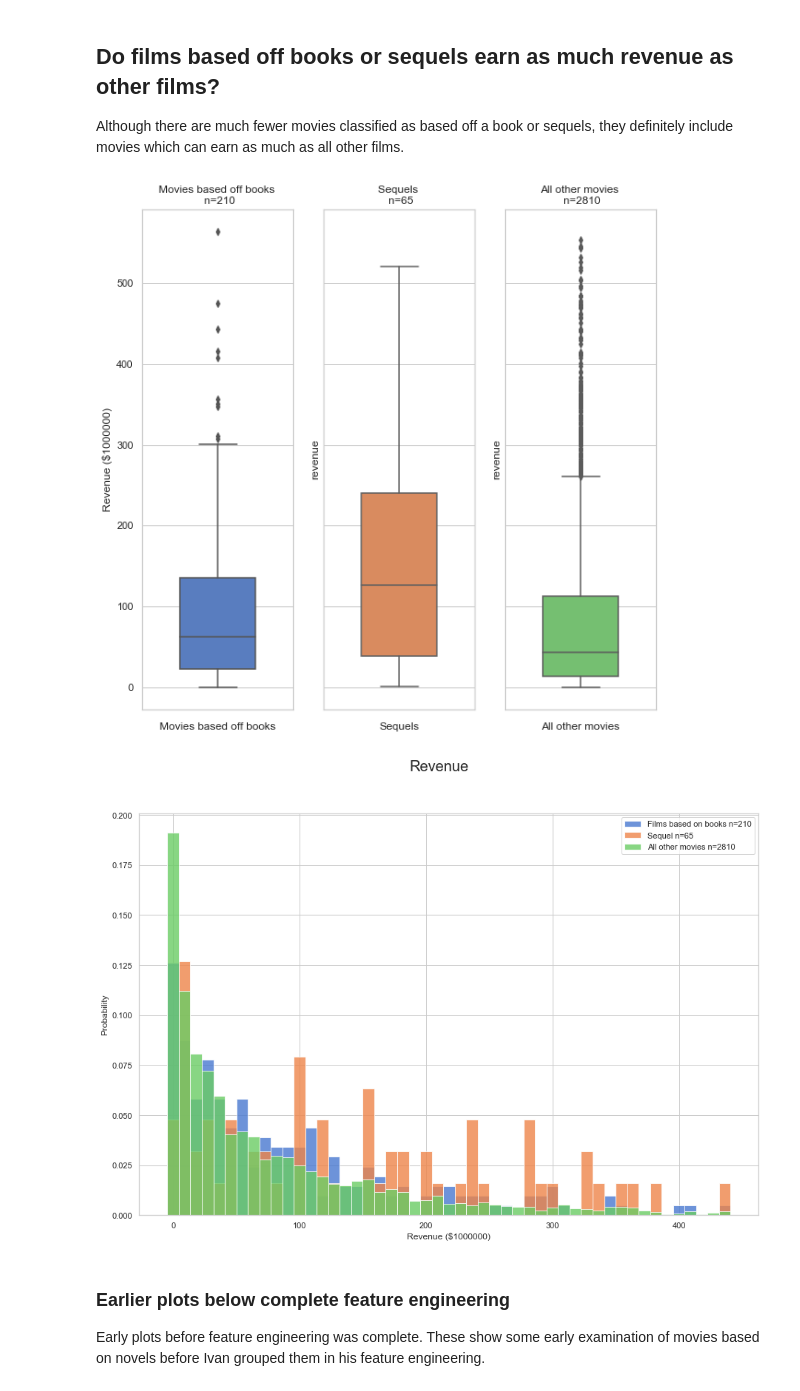
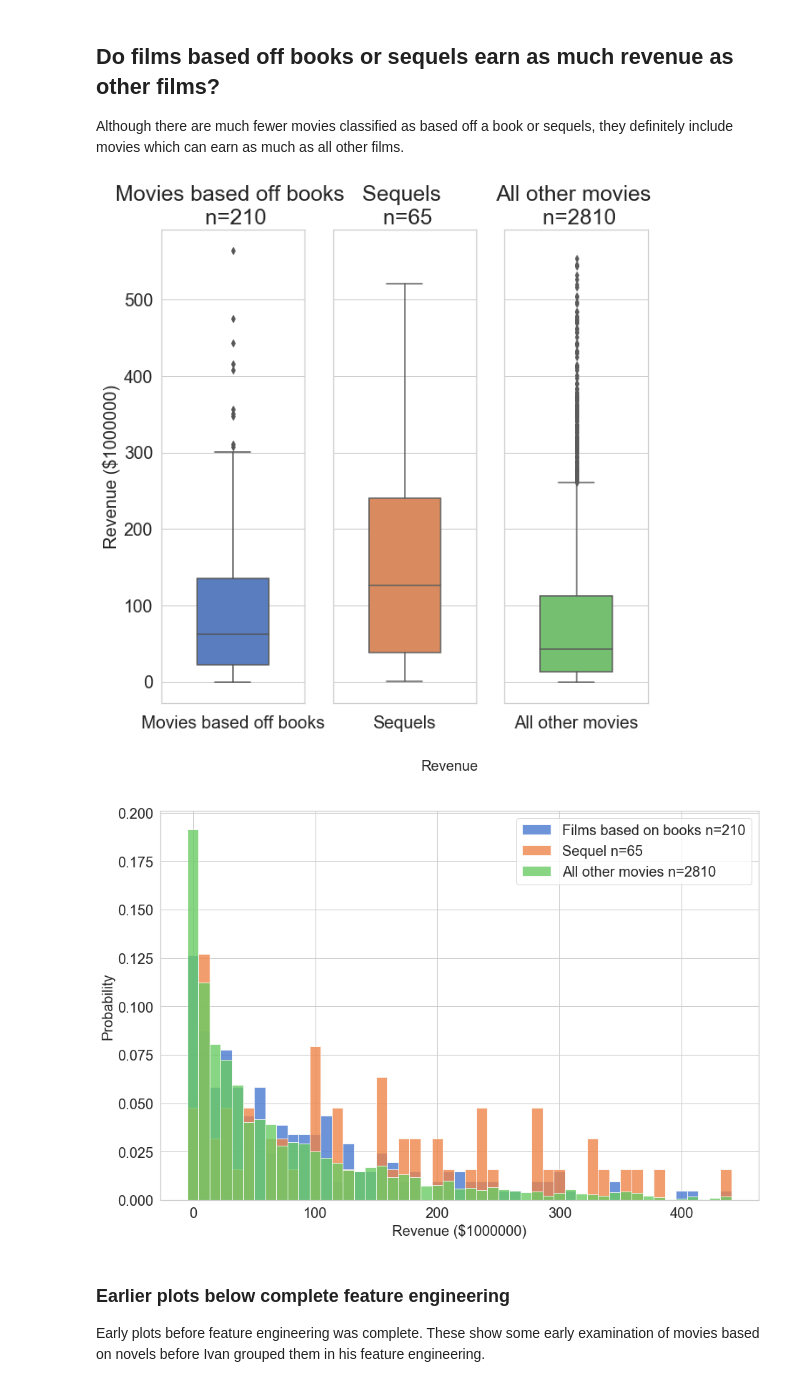
Before and after one commit to dluo96/datatonic-challenge, a Jupyter notebook: data-visualisation/Category_plots.ipynb, the cells around one changed output. Saved outputs shown, nothing was run; the diff lists cells and outputs as text; code cells hidden in the pictures.

```diff
--- a/data-visualisation/Category_plots.ipynb
+++ b/data-visualisation/Category_plots.ipynb
@@ -12,6 +12,8 @@ import pickle
 import json
 import os
 sns.set(style="whitegrid")
+
+pltfontsize = 20
 # %%
 pd.options.display.max_rows = 10
 # plot colours
@@ -81,50 +87,63 @@ sns.boxplot( y = revenue_scaled.loc[sequel_inds],
 sns.boxplot( y=revenue_scaled.loc[notbook_notsequel_inds],
                  width=0.5,
                  color=sns.color_palette()[2], ax=axes[2])
-axes[0].set_ylabel('Revenue ($%d)' % (scalefactor))
+axes[0].set_ylabel('Revenue ($%d)' % (scalefactor), fontsize=pltfontsize)
+axes[1].set_ylabel('', fontsize=pltfontsize)
+axes[2].set_ylabel('', fontsize=pltfontsize)
 
-axes[0].set_xlabel('Movies based off books')
-axes[1].set_xlabel('Sequels')
-axes[2].set_xlabel('All other movies')
+axes[0].set_xlabel('Movies based off books', fontsize=pltfontsize)
+axes[1].set_xlabel('Sequels', fontsize=pltfontsize)
+axes[2].set_xlabel('All other movies',fontsize=pltfontsize)
 
-axes[0].set_title('Movies based off books \n n=%d' % (len(book_inds)))
-axes[1].set_title('Sequels \n n=%d' % (len(sequel_inds)))
-axes[2].set_title('All other movies \n n=%d' % (len(notbook_notsequel_inds)))
+axes[0].set_title('Movies based off books \n n=%d' % (len(book_inds)), fontsize=pltfontsize+5)
+axes[1].set_title('Sequels \n n=%d' % (len(sequel_inds)), fontsize=pltfontsize+5)
+axes[2].set_title('All other movies \n n=%d' % (len(notbook_notsequel_inds)), fontsize=pltfontsize+5)
+axes[0].tick_params(labelsize=pltfontsize)
+axes[1].tick_params(labelsize=pltfontsize)
+axes[2].tick_params(labelsize=pltfontsize)
+
 plt.savefig(plot_dir+"categoryplots_revenue-boxplot_books-sequels-other.png")
 # %% [output]
-[figure, old version]
+[figure, new version]
 # %%
 #Histograms for choice...
 quantz = [0.01, 0.99]
 numbins = 50
 alphaval=0.8
 bedges = revenue_scaled.quantile([quantz[0], quantz[1]])
 bedges = np.linspace(bedges[quantz[0]],bedges[quantz[1]],numbins)
 
 f, (axes) = plt.subplots(1,1, figsize=(15,10))
+
+
+
 hist, bins = np.histogram(revenue_scaled.loc[book_inds],
                          bins=bedges)
 axes.bar(bins[:-1], hist.astype(np.float32) / hist.sum(), width=(bins[1]-bins[0]),
-        alpha=alphaval)
+        alpha=alphaval, color=sns.color_palette()[0])
 
 hist, bins = np.histogram(revenue_scaled.loc[sequel_inds],
                           bins=bedges)
 axes.bar(bins[:-1], hist.astype(np.float32) / hist.sum(), width=(bins[1]-bins[0]),
-        alpha=alphaval)
+        alpha=alphaval, color=sns.color_palette()[1])
 
 hist, bins = np.histogram(revenue_scaled.loc[notbook_notsequel_inds],
                          bins=bedges)
 axes.bar(bins[:-1], hist.astype(np.float32) / hist.sum(), width=(bins[1]-bins[0]),
-        alpha=alphaval)
-axes.set_xlabel('Revenue ($%d)' % (scalefactor))
-axes.set_ylabel('Probability')
+        alpha=alphaval, color=sns.color_palette()[2])
+
+axes.set_xlabel('Revenue ($%d)' % (scalefactor), fontsize=pltfontsize)
+axes.set_ylabel('Probability', fontsize=pltfontsize)
 f.suptitle('%s' % ('Revenue'), fontsize=20)
 axes.legend(["Films based on books n=%d" % (len(book_inds)),
             "Sequel n=%d" % (len(sequel_inds)),
-            "All other movies n=%d" % (len(notbook_notsequel_inds))]);
+            "All other movies n=%d" % (len(notbook_notsequel_inds))],
+           fontsize=pltfontsize);
+axes.tick_params(labelsize=pltfontsize)
+
 plt.savefig(plot_dir+"categoryplots_revenue-normhist_books-sequels-other.png")
 # %% [output]
-[figure, old version]
+[figure, new version]
 # %% [markdown]
 ### Earlier plots below complete feature engineering
 Early plots before feature engineering was complete. These show some early examination of movies based on novels before Ivan grouped them in his feature engineering.
```
Also changed, not shown: parts of 4 cells of this notebook, 6 other files.
